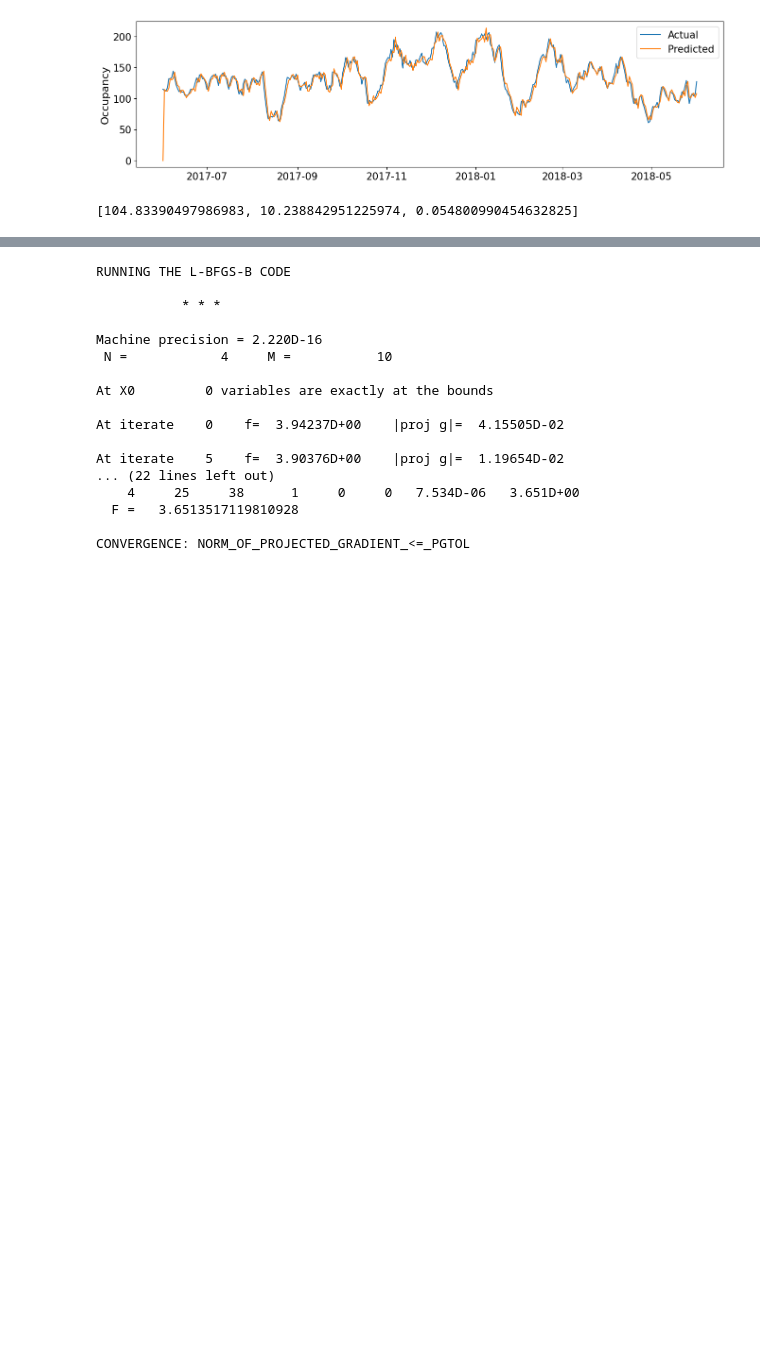
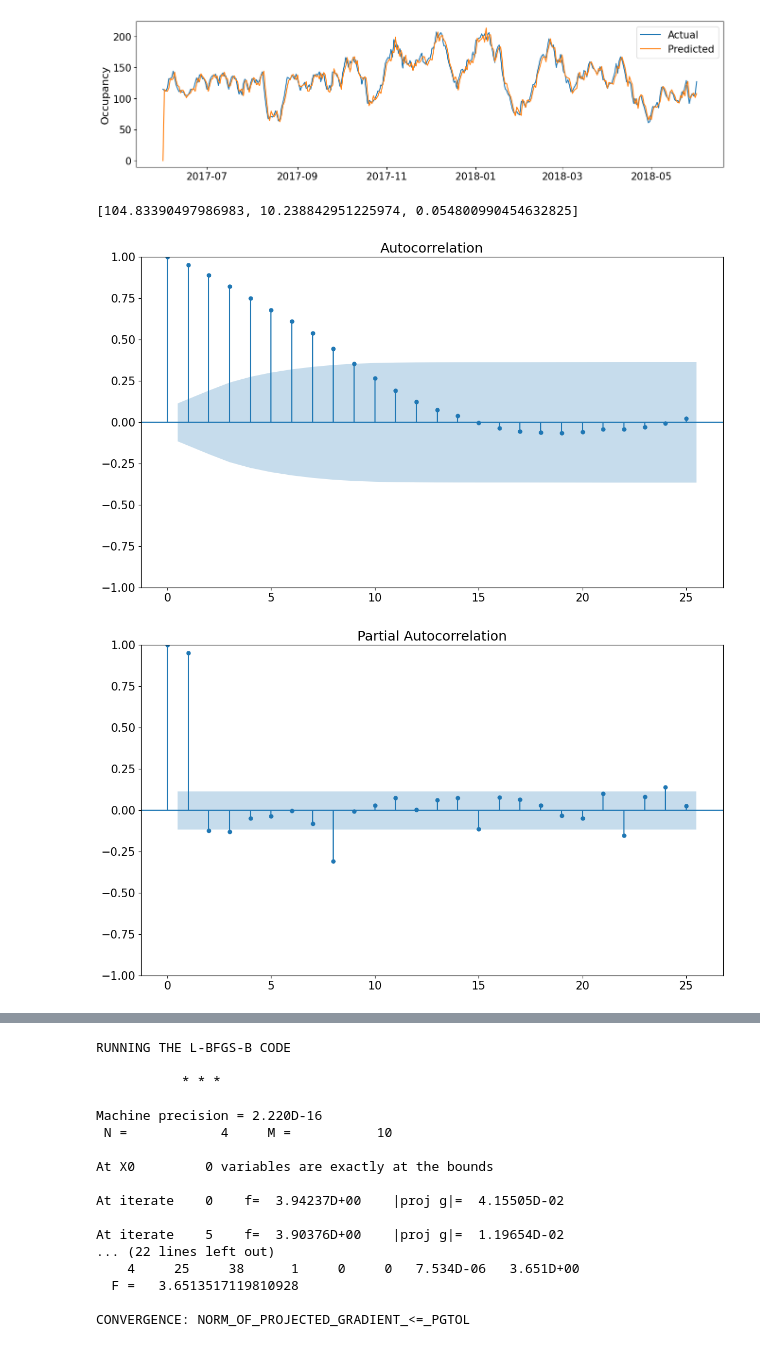
Before and after one commit to aaronbittel/intelligent-planning-of-care-staff, a Jupyter notebook: models/sarima/sarima_analysis.ipynb, the cells around one changed output, grey strips where cells are left out. Cells and saved outputs as stored; diff of their text form; code cells hidden in the pictures; blank space fills up the shorter version.

```diff
--- a/models/sarima/sarima_analysis.ipynb
+++ b/models/sarima/sarima_analysis.ipynb
@@ -204,5 +202,11 @@ mape = mean_absolute_percentage_error(df, sarima_predictions)
 train_size = int(0.8 * len(df))
 train_data = df.iloc[:train_size]
 test_data = df.iloc[train_size:]
+# %%
+plot_acf(train_data['occupancy']);
+plot_pacf(train_data['occupancy']);
+# %% [output]
+[figure, added]
+[figure, added]
 # %%
 #p, d, q = 50, 0, 1# 50 because some form of trend, 0 because data is stationary?, q=10??
```
Also changed, not shown: parts of 13 cells of this notebook.
